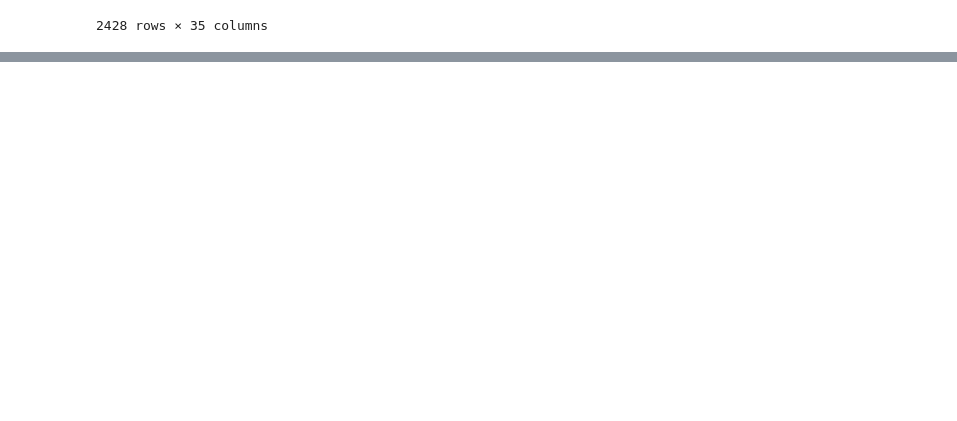
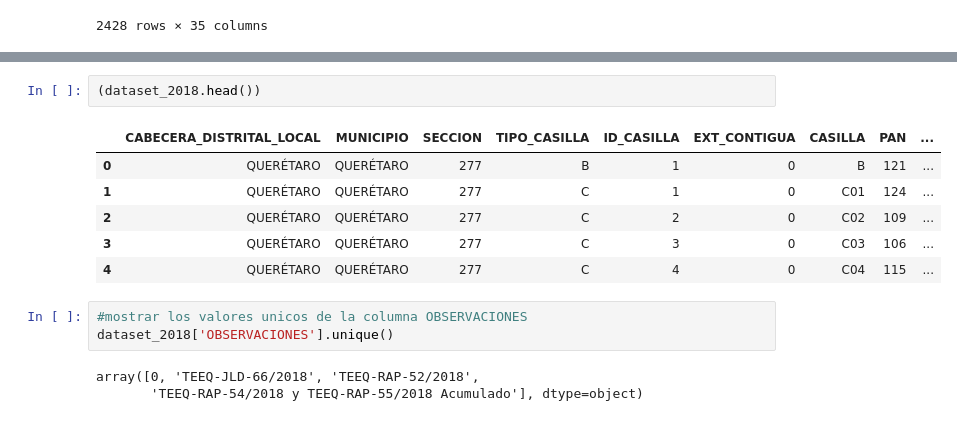
Before and after one commit to fitomx19/BIGDATA, a Jupyter notebook: PRACTICA_2/EXPLORACION.ipynb, the cells around one changed output, grey strips where cells are left out. Saved outputs shown, nothing was run; the diff lists cells and outputs as text; blank space fills up the shorter version.

```diff
--- a/PRACTICA_2/EXPLORACION.ipynb
+++ b/PRACTICA_2/EXPLORACION.ipynb
@@ -672,0 +840,15 @@ dataset_2015
+# %%
+(dataset_2018.head())
+# %% [output]
+|  | CABECERA_DISTRITAL_LOCAL | MUNICIPIO | SECCION | TIPO_CASILLA | ID_CASILLA | EXT_CONTIGUA | CASILLA | PAN | ... |
+| 0 | QUERÉTARO | QUERÉTARO | 277 | B | 1 | 0 | B | 121 | ... |
+| 1 | QUERÉTARO | QUERÉTARO | 277 | C | 1 | 0 | C01 | 124 | ... |
+| 2 | QUERÉTARO | QUERÉTARO | 277 | C | 2 | 0 | C02 | 109 | ... |
+| 3 | QUERÉTARO | QUERÉTARO | 277 | C | 3 | 0 | C03 | 106 | ... |
+| 4 | QUERÉTARO | QUERÉTARO | 277 | C | 4 | 0 | C04 | 115 | ... |
+# %%
+#mostrar los valores unicos de la columna OBSERVACIONES
+dataset_2018['OBSERVACIONES'].unique()
+# %% [output]
+array([0, 'TEEQ-JLD-66/2018', 'TEEQ-RAP-52/2018',
+       'TEEQ-RAP-54/2018 y TEEQ-RAP-55/2018 Acumulado'], dtype=object)
```
Also changed, not shown: parts of 19 cells of this notebook, 2 other files.
